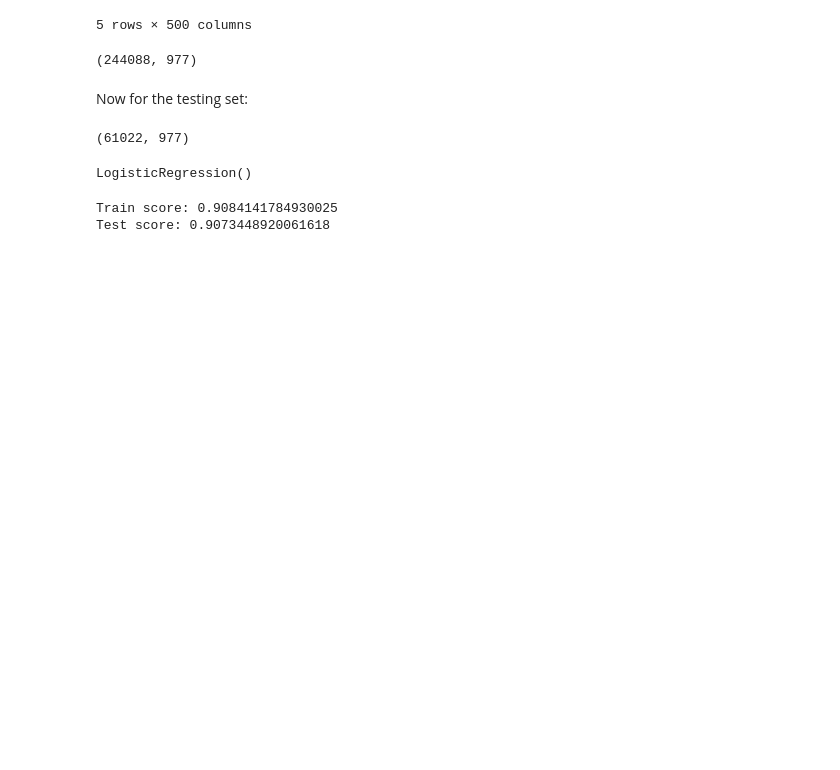
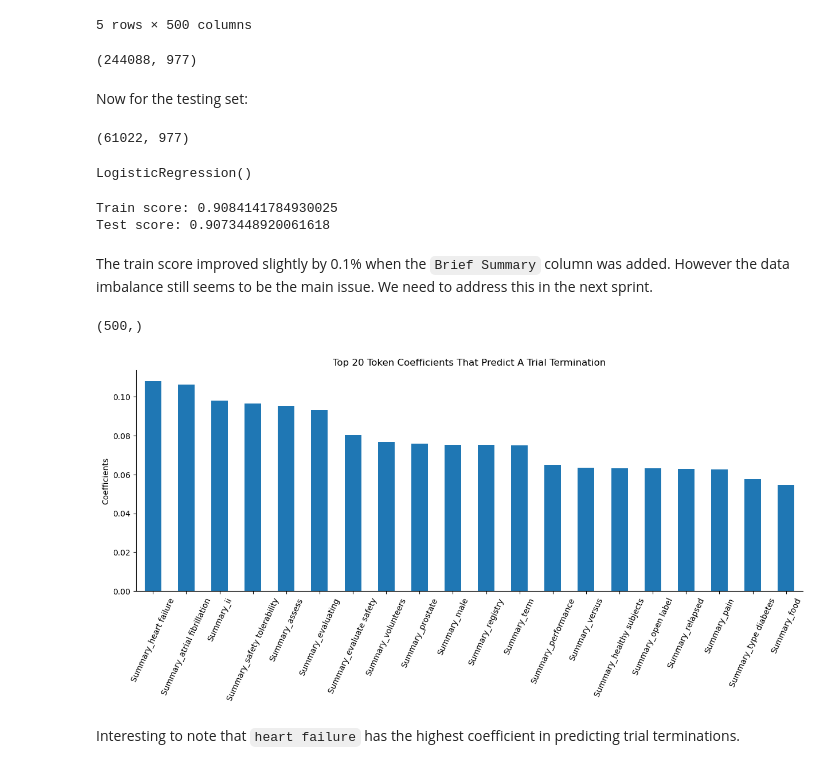
Before and after one commit to clem21chan/Clinical_Trials_Capstone, a Jupyter notebook: Notebooks/3_BaselineModelling.ipynb, the cells around one changed output. Drawn from its saved outputs; the diff is of its cells as text; code cells hidden in the pictures; blank space fills up the shorter version.

```diff
--- a/Notebooks/3_BaselineModelling.ipynb
+++ b/Notebooks/3_BaselineModelling.ipynb
@@ -649,3 +691,28 @@ print(f"Test score: {logreg.score(new_X_test_ss, y_test)}")
 # %% [output]
 Train score: 0.9084141784930025
 Test score: 0.9073448920061618
+# %% [markdown]
+The train score improved slightly by 0.1% when the `Brief Summary` column was added. However the data imbalance still seems to be the main issue. We need to address this in the next sprint.
+# %%
+# slice out title coeficients
+summary_matrix = logreg.coef_[0,477:]
+summary_matrix.shape
+# %% [output]
+(500,)
+# %%
+# Creating a dataframe to store the coefficients
+top_coef = pd.DataFrame(
+    {"coefficients": summary_matrix},
+    index=summary_col_name
+).sort_values("coefficients", ascending=False) # ascending = False will give us the top 20 coefficients that predict a positive sentiment
+
+top_coef.head(20).plot(kind="bar", figsize=(15, 5), legend=False)
+plt.title("Top 20 Token coefficients that predict a trial termination".title())
+plt.ylabel("Coefficients")
+plt.xticks(rotation=65)
+sns.despine()
+plt.show()
+# %% [output]
+[figure, added]
+# %% [markdown]
+Interesting to note that `heart failure` has the highest coefficient in predicting trial terminations.
```
Also changed, not shown: parts of 18 cells of this notebook, 2 other files.
